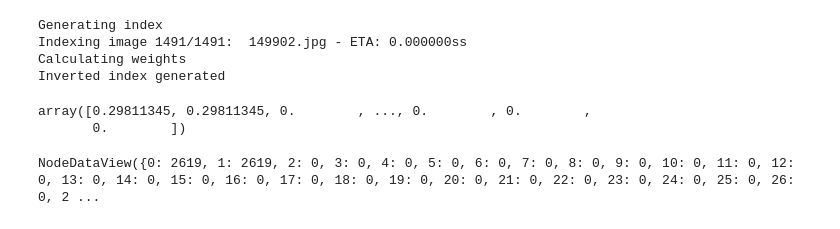
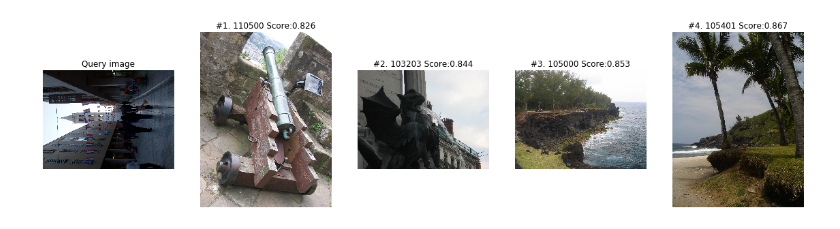
Before and after one commit to epignatelli/scalable-recognition-with-a-vocabulary-tree, a Jupyter notebook: VV3.ipynb, the cells around one changed output. Drawn from its saved outputs; the diff is of its cells as text; code cells hidden in the pictures.

```diff
--- a/VV3.ipynb
+++ b/VV3.ipynb
@@ -13,4 +13,7 @@ def profile(func, *args, **kwargs):
     pr.print_stats(sort="tottime")
     return pr
 # %%
-cbir = CBIR("data/jpg", 2, 2, sift_implementation="ezsift")
+cbir = CBIR("data/jpg", n_branches=3, depth=4, sift_implementation="pytorch")
+# %%
+cbir.fit()
+cbir.index()
@@ -39,17 +60,8 @@ cbir.draw()
-# %%
-cbir.index(parallel=False)
-# %% [output]
-Generating index
-Indexing image 1491/1491:  149902.jpg - ETA: 0.000000ss
-Calculating weights
-Inverted index generated
-# %%
-cbir.encode("104002", return_graph=False)
-# %% [output]
-array([0.29811345, 0.29811345, 0.        , ..., 0.        , 0.        ,
-       0.        ])
-# %%
-cbir.graph.nodes(data="104002", default=0)
-# %% [output]
-NodeDataView({0: 2619, 1: 2619, 2: 0, 3: 0, 4: 0, 5: 0, 6: 0, 7: 0, 8: 0, 9: 0, 10: 0, 11: 0, 12: 0, 13: 0, 14: 0, 15: 0, 16: 0, 17: 0, 18: 0, 19: 0, 20: 0, 21: 0, 22: 0, 23: 0, 24: 0, 25: 0, 26: 0, 2 ...
+# %%
+query = r"C:\Users\epignatel\Documents\repos\sberbank\data\jpg\120000.jpg"
+scores = cbir.retrieve(query)
+# %%
+cbir.show_results(query, scores, n=4)
+# %% [output]
+[figure, added]
 # %%
```
Also changed, not shown: parts of 12 cells of this notebook.
